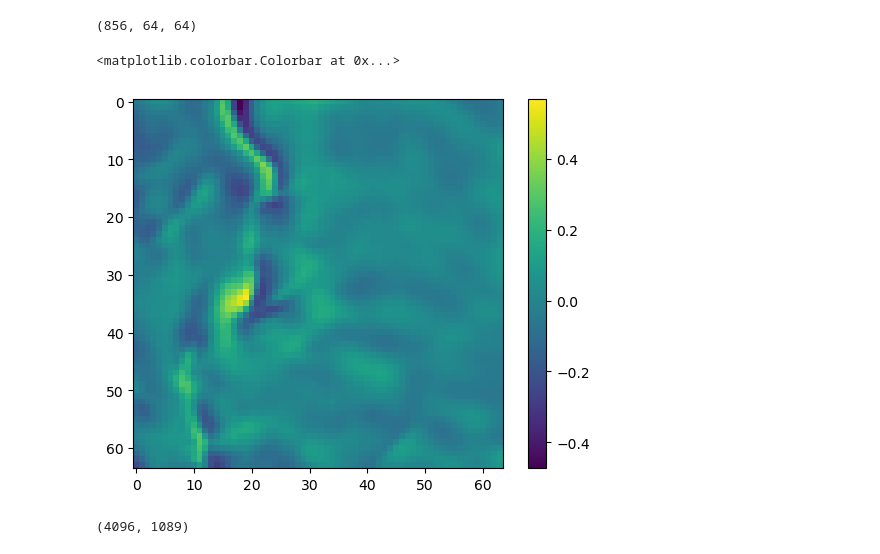
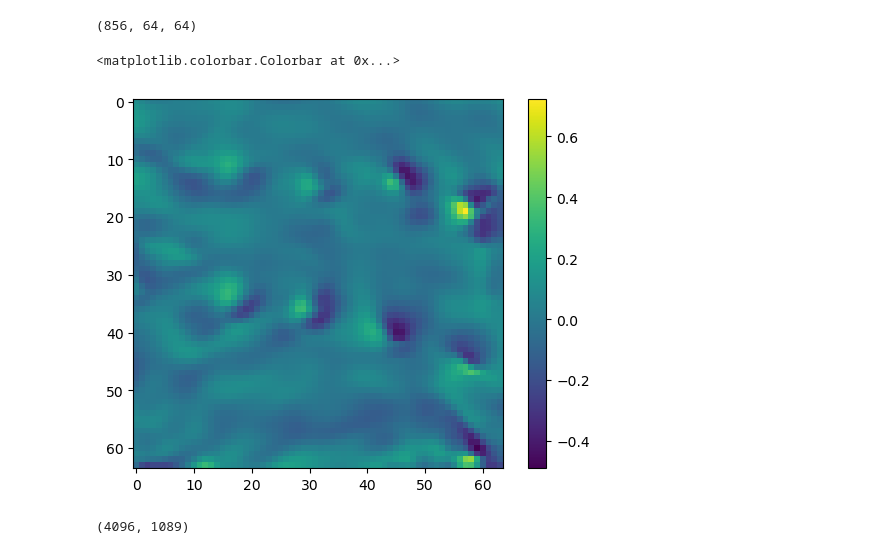
Before and after one commit to HarrisonGoldwyn/distributional_SRCNN, a Jupyter notebook: time_ordered_train0p7/stage_2/parCov_fitting_fourier_analytic.ipynb, the cells around one changed output. Cells and saved outputs as stored; diff of their text form; code cells hidden in the pictures.

```diff
--- a/time_ordered_train0p7/stage_2/parCov_fitting_fourier_analytic.ipynb
+++ b/time_ordered_train0p7/stage_2/parCov_fitting_fourier_analytic.ipynb
@@ -161,15 +124,10 @@ torch.Size([1, 4096, 1089])
 # Fit global covariance with MSE start
 # %%
 try:
-    test_mse_error_fields = np.load("/Users/hgoldwyn/Research/projects/SR_CNN/paper_repo/stage_1/mse_5l_i123_c32s_padR_schLrG0p95_reg0_errFields.npy")
-    train_mse_error_fields = np.load("/Users/hgoldwyn/Research/projects/SR_CNN/paper_repo/stage_1/mse_5l_i123_c32s_padR_schLrG0p95_reg0_TrainErrFields.npy")
+    test_mse_error_fields = np.load("../stage_1/mse_5l_i123_c32s_padR_schLrG0p95_reg0_errFields.npy")
+    train_mse_error_fields = np.load("../stage_1/mse_5l_i123_c32s_padR_schLrG0p95_reg0_TrainErrFields.npy")
 except:
     pass
-# try:
-#     test_mse_error_fields = np.load("/projects/ecrpstats/sr_cnn/real_data/torch/scripts/interp_upscale/HR_64x64/mse/standard_norm_data/error_fields/mse_5l_i123_c32s_padR_schLrG0p95_reg0_errFields.npy")
-#     train_mse_error_fields = np.load("/projects/ecrpstats/sr_cnn/real_data/torch/scripts/interp_upscale/HR_64x64/mse/standard_norm_data/error_fields/mse_5l_i123_c32s_padR_schLrG0p95_reg0_TrainErrFields.npy")
-# except:
-#     pass
 
 # %%
 test_mse_error_fields.shape
@@ -188,11 +146,11 @@ mse_error_fields.shape
 # %% [output]
 (856, 64, 64)
 # %%
-plt.imshow(mse_error_fields[3])
+plt.imshow(mse_error_fields[0])
 plt.colorbar()
 # %% [output]
 <matplotlib.colorbar.Colorbar at 0x...>
-[figure, old version]
+[figure, new version]
 # %%
 basis_functions.shape
 # %% [output]
```
Also changed, not shown: parts of 7 cells of this notebook, 2 other files.
